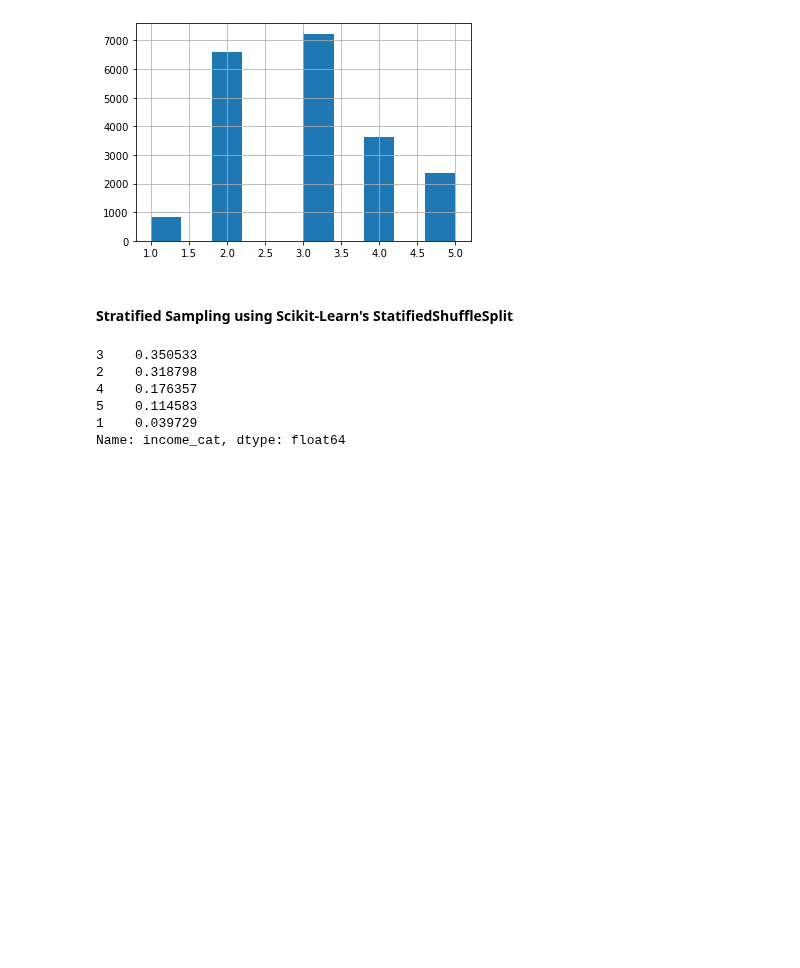
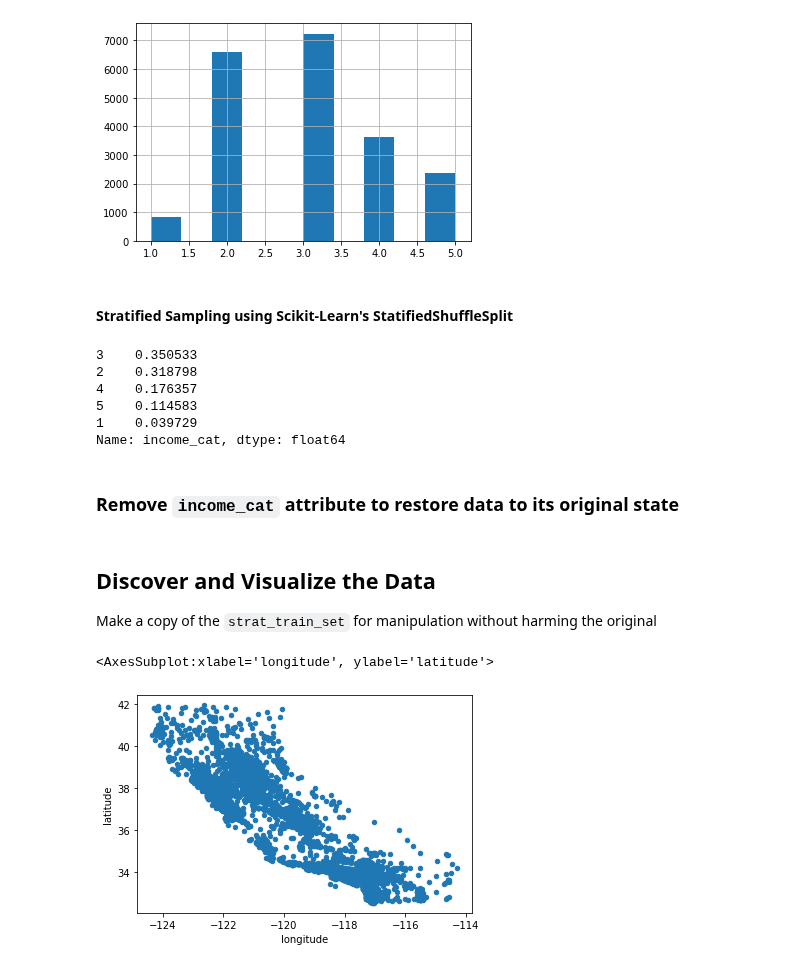
Before and after one commit to jwhudnall/hands-on-ML, a Jupyter notebook: Hands-on-ML.ipynb, the cells around one changed output. Drawn from its saved outputs; the diff is of its cells as text; code cells hidden in the pictures; blank space fills up the shorter version.

```diff
--- a/Hands-on-ML.ipynb
+++ b/Hands-on-ML.ipynb
@@ -144,3 +144,5 @@ strat_test_set['income_cat'].value_counts() / len(strat_test_set)
 5    0.114583
 1    0.039729
 Name: income_cat, dtype: float64
+# %% [markdown]
+### Remove `income_cat` attribute to restore data to its original state
@@ -146,0 +152,10 @@ Name: income_cat, dtype: float64
+# %% [markdown]
+## Discover and Visualize the Data
+Make a copy of the `strat_train_set` for manipulation without harming the original
+# %%
+housing = strat_train_set.copy()
+# %%
+housing.plot(kind='scatter', x='longitude', y='latitude')
+# %% [output]
+<AxesSubplot:xlabel='longitude', ylabel='latitude'>
+[figure, added]
```
Also changed, not shown: parts of 5 cells of this notebook.
